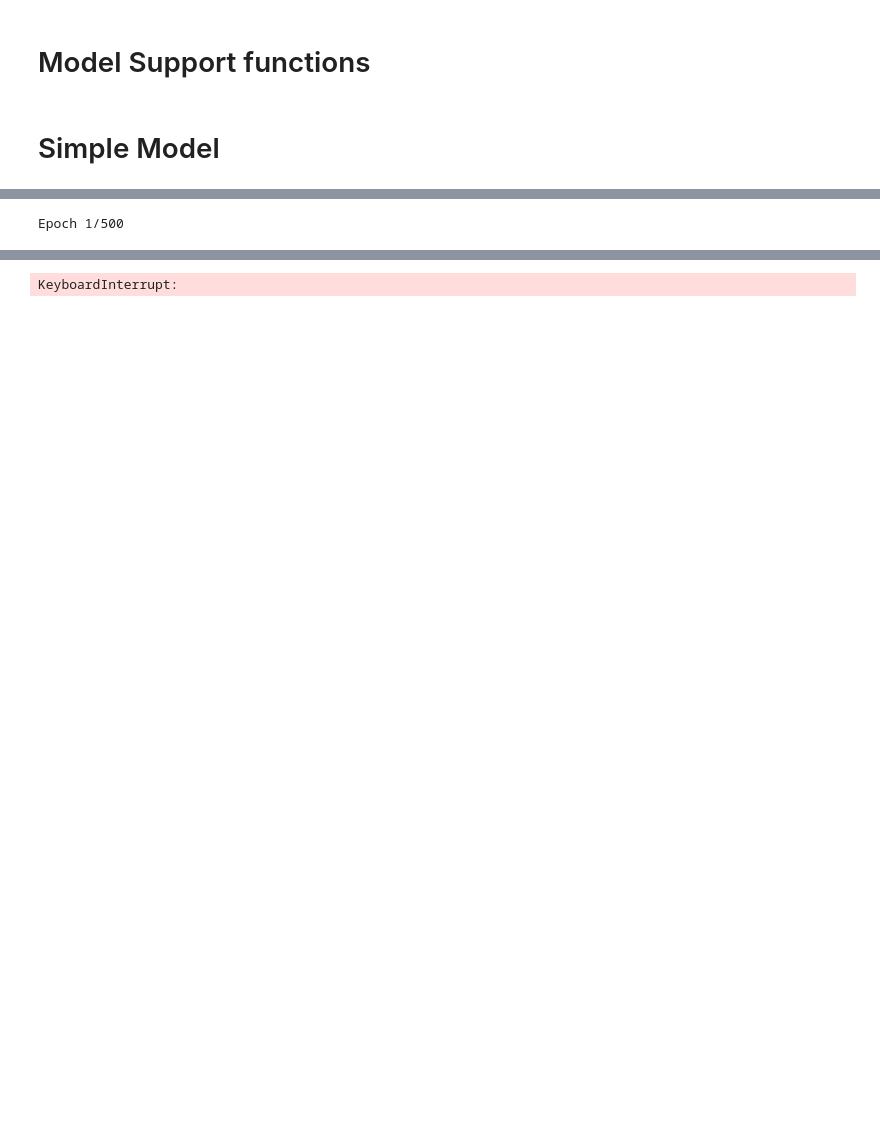
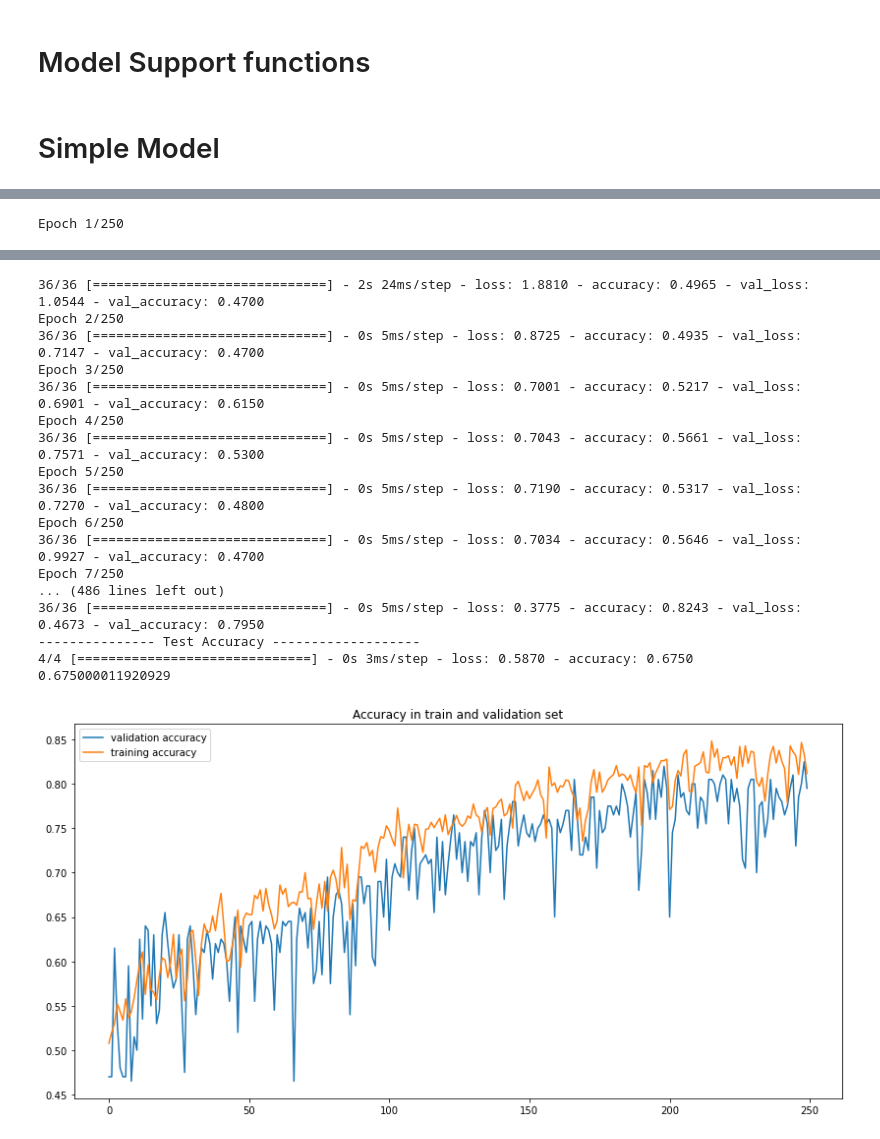
Before and after one commit to RaphaelBouvet/ML_5, a Jupyter notebook: notebook/Skin Cancer.ipynb, the cells around one changed output, grey strips where cells are left out. Saved outputs shown, nothing was run; the diff lists cells and outputs as text; code cells hidden in the pictures; blank space fills up the shorter version.

```diff
--- a/notebook/Skin Cancer.ipynb
+++ b/notebook/Skin Cancer.ipynb
@@ -78,3 +120,7 @@ x_test = x_test[:,:,:,np.newaxis] / 255.0
+# %%
+x_train = x_train/1.0000008
+# %%
+x_train,x_val,y_train,y_val = train_test_split(x_train,y_train,test_size=0.1)
 # %% [markdown]
 # Model Support functions
 # %%
@@ -92,27 +138,37 @@ def compile_fit_evaluate_model(Name,model,
                                X=x_train,
                                y=y_train,
                                epochs=10,
-                               batch_size=50,
-                               validation_split=0.1,
-                               optimizer ='adam'):
+                               batch_size=10,
+                               validation_data=(x_val,y_val),
+                               evaluation_data = (x_test,y_test),
+                               optimizer ='adam',e_stoping=True):
+
+
     log_dir = f'../models/skin_cancer_logs/{Name}'
     tensorboard = TensorBoard(log_dir=log_dir)
+    early = EarlyStopping(monitor='val_loss',patience=3)
+
     model.compile(loss='categorical_crossentropy', optimizer=optimizer, metrics=['accuracy'])
-    history = model.fit(x_train,
-                        y_train,
+    if e_stoping:
+        callback_l =[tensorboard,early]
+    else:
+        callback_l =[tensorboard]
+    history = model.fit(X,
+                        y,
                         epochs=epochs,
                         batch_size=batch_size,
-                        validation_split=validation_split,
-                       callbacks=[tensorboard])
+                        validation_data=validation_data,
+                       callbacks=callback_l)
+    x_test,y_test = evaluation_data
     print('--------------- Test Accuracy -------------------')
-    _, test_acc = model.evaluate(x_test, y_test)
+    _, test_acc = model.evaluate(x_test,y_test)
     print(test_acc)
     plot_history(history)
     return history,model
 # %% [markdown]
 # Simple Model
 # %%
-NAME = f'simple*128*64dense_{int(time.time())}'
+NAME = f'128D+24D_{int(time.time())}'
 # %%
 NAME
 # %% [output]
@@ -129,3 +206,3 @@ simple_model = Sequential(
 # %%
-hist,simple_model = compile_fit_evaluate_model(NAME,simple_model,epochs=500)
+hist,simple_model = compile_fit_evaluate_model(NAME,simple_model,epochs=250,validation_data=(x_val,y_val),batch_size=50)
 # %% [output]
@@ -135 +217 @@ hist,simple_model = compile_fit_evaluate_model(NAME,simple_model,epochs=500)
-Epoch 1/500
+Epoch 1/250
@@ -166,3 +234,20 @@ Epoch 449/500
-KeyboardInterrupt:
+36/36 [==============================] - 2s 24ms/step - loss: 1.8810 - accuracy: 0.4965 - val_loss: 1.0544 - val_accuracy: 0.4700
+Epoch 2/250
+36/36 [==============================] - 0s 5ms/step - loss: 0.8725 - accuracy: 0.4935 - val_loss: 0.7147 - val_accuracy: 0.4700
+Epoch 3/250
+36/36 [==============================] - 0s 5ms/step - loss: 0.7001 - accuracy: 0.5217 - val_loss: 0.6901 - val_accuracy: 0.6150
+Epoch 4/250
+36/36 [==============================] - 0s 5ms/step - loss: 0.7043 - accuracy: 0.5661 - val_loss: 0.7571 - val_accuracy: 0.5300
+Epoch 5/250
+36/36 [==============================] - 0s 5ms/step - loss: 0.7190 - accuracy: 0.5317 - val_loss: 0.7270 - val_accuracy: 0.4800
+Epoch 6/250
+36/36 [==============================] - 0s 5ms/step - loss: 0.7034 - accuracy: 0.5646 - val_loss: 0.9927 - val_accuracy: 0.4700
+Epoch 7/250
+... (486 lines left out)
+36/36 [==============================] - 0s 5ms/step - loss: 0.3775 - accuracy: 0.8243 - val_loss: 0.4673 - val_accuracy: 0.7950
+--------------- Test Accuracy -------------------
+4/4 [==============================] - 0s 3ms/step - loss: 0.5870 - accuracy: 0.6750
+0.675000011920929
+[figure, added]
 # %%
 plot_history(hist)
```
Also changed, not shown: parts of 79 cells of this notebook.
